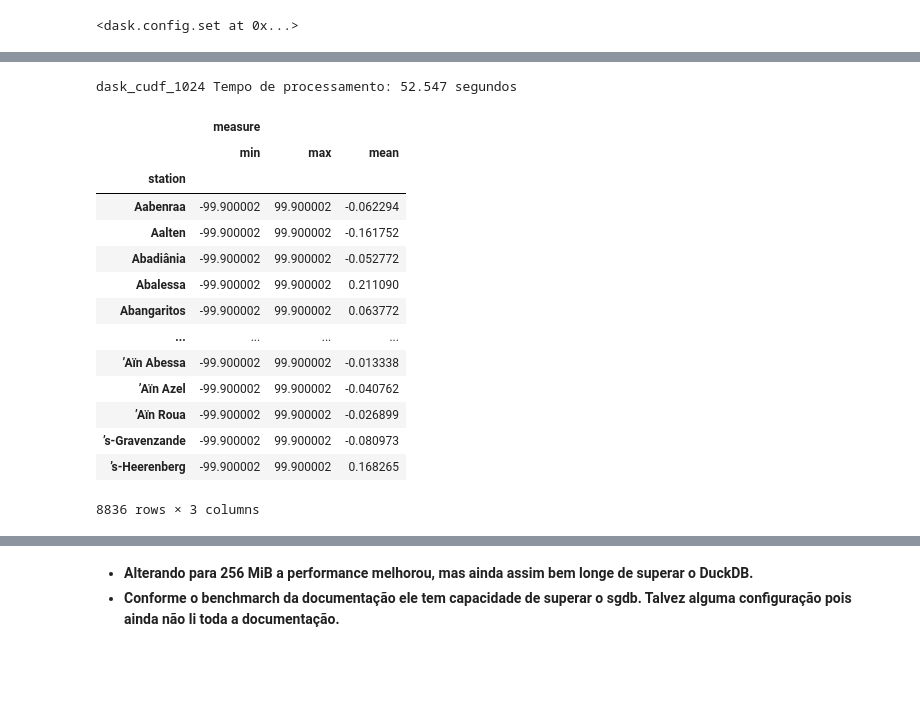
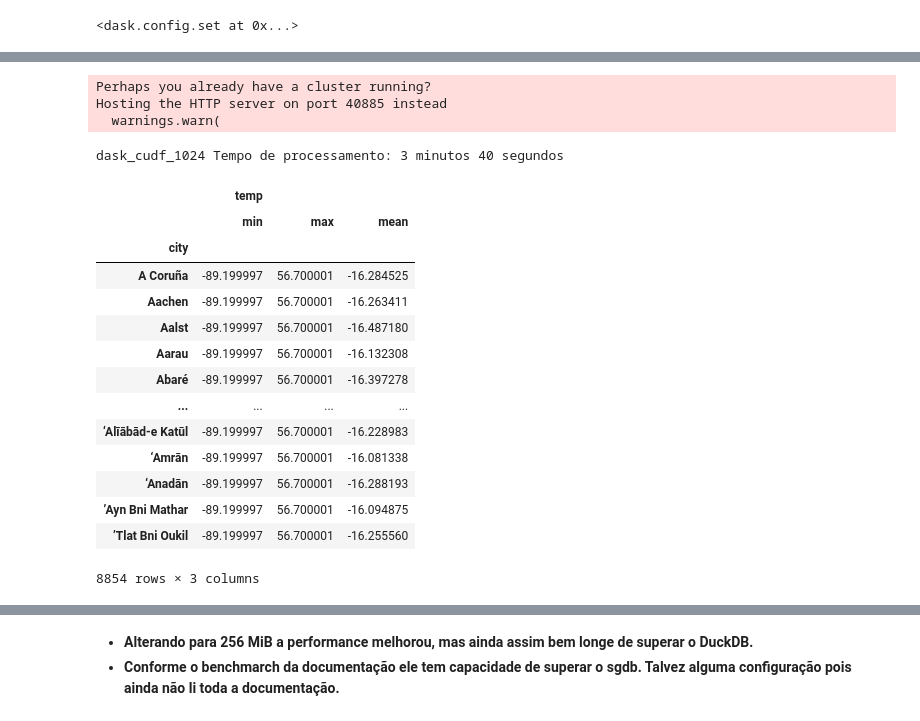
Before and after one commit to Jcnok/bootcamp-jornada-de-dados_2024, a Jupyter notebook: aula_05/aula_05.ipynb, the cells around one changed output, grey strips where cells are left out. Drawn from its saved outputs; the diff is of its cells as text; code cells hidden in the pictures; blank space fills up the shorter version.

```diff
--- a/aula_05/aula_05.ipynb
+++ b/aula_05/aula_05.ipynb
@@ -159,7 +121,7 @@ def timer_to_csv(func):
         tempo_formatado = format_time(tempo_em_segundos)
 
         # Salvando o nome da função e o tempo de execução em um arquivo CSV
-        with open('tempos_execucao.csv', 'a', newline='') as csvfile:
+        with open('data/tempos_execucao.csv', 'a', newline='') as csvfile:
             writer = csv.writer(csvfile)
             writer.writerow([func.__name__, tempo_formatado])
 
@@ -1258,12 +1138,12 @@ create_cudf Tempo de processamento:0.163 segundos
 import dask_cudf as dc
 
 # Carregar o arquivo csv em um dataframe dask_cudf
-df = dc.read_csv('data/measurements.txt',sep=';', header=None, names=['station', 'measure'], dtype=['str', 'float32'], blocksize='1024 Mib')
+df = dc.read_csv('data/measurements.txt',sep=';', header=None, names=['city', 'temp'], dtype=['str', 'float32'], blocksize='1024 Mib')
 
-# Agrupar pela coluna 'station' e calcular min, max e mean da coluna 'measure'
-grouped_df = df.groupby('station').agg({'measure': ['min', 'max', 'mean']}).compute()
+# Agrupar pela coluna 'city' e calcular min, max e mean da coluna 'temp'
+grouped_df = df.groupby('city').agg({'temp': ['min', 'max', 'mean']}).compute()
 
-# Ordenar pelo 'station'
+# Ordenar pelo 'city'
 sorted_df = grouped_df.sort_index()
 
 # Imprimir as 5 primeiras e últimas linhas
@@ -1340,37 +1231,47 @@ $ watch -n 1 nvidia-smi
 # %%
+# dask_cudf com blocksize 1gb => script para caluclar min, max e mean em um bilhão de linhas usando a gpu rtx 3060ti.
+# Definindo o cluster para usar gpu
+from dask.distributed import Client
+from dask_cuda import LocalCUDACluster
+# create a local CUDA cluster
+cluster = LocalCUDACluster()
+client = Client(cluster)
 import dask_cudf as dc
-@timer
+@timer_to_csv
 def dask_cudf_1024():
     # Carregar o arquivo csv em um dataframe dask_cudf
-    df = dc.read_csv('data/measurements.txt',sep=';', header=None, names=['station', 'measure'], dtype=['str', 'float32'], blocksize='1024 Mib')
+    df = dc.read_csv('data/measurements.txt',sep=';', header=None, names=['city', 'temp'], dtype=['str', 'float32'], blocksize='1024 Mib')
 
-    # Agrupar pela coluna 'station' e calcular min, max e mean da coluna 'measure'
-    grouped_df = df.groupby('station').agg({'measure': ['min', 'max', 'mean']}).compute()
+    # Agrupar pela coluna 'city' e calcular min, max e mean da coluna 'temp'
+    grouped_df = df.groupby('city').agg({'temp': ['min', 'max', 'mean']}).compute()
 
-    # Ordenar pelo 'station'
+    # Ordenar pelo 'city'
     sorted_df = grouped_df.sort_index()
 
     # retorna o dataframe
     return sorted_df
 
 dask_cudf_1024()
 # %% [output]
-dask_cudf_1024 Tempo de processamento: 52.547 segundos
+Perhaps you already have a cluster running?
+Hosting the HTTP server on port 40885 instead
+  warnings.warn(
+dask_cudf_1024 Tempo de processamento: 3 minutos 40 segundos
-|  | measure |  |  |
+|  | temp |  |  |
 |  | min | max | mean |
-| station |  |  |  |
-| Aabenraa | -99.900002 | 99.900002 | -0.062294 |
-| Aalten | -99.900002 | 99.900002 | -0.161752 |
-| Abadiânia | -99.900002 | 99.900002 | -0.052772 |
-| Abalessa | -99.900002 | 99.900002 | 0.211090 |
-| Abangaritos | -99.900002 | 99.900002 | 0.063772 |
+| city |  |  |  |
+| A Coruña | -89.199997 | 56.700001 | -16.284525 |
+| Aachen | -89.199997 | 56.700001 | -16.263411 |
+| Aalst | -89.199997 | 56.700001 | -16.487180 |
+| Aarau | -89.199997 | 56.700001 | -16.132308 |
+| Abaré | -89.199997 | 56.700001 | -16.397278 |
 | ... | ... | ... | ... |
-| ’Aïn Abessa | -99.900002 | 99.900002 | -0.013338 |
-| ’Aïn Azel | -99.900002 | 99.900002 | -0.040762 |
-| ’Aïn Roua | -99.900002 | 99.900002 | -0.026899 |
-| ’s-Gravenzande | -99.900002 | 99.900002 | -0.080973 |
-| ’s-Heerenberg | -99.900002 | 99.900002 | 0.168265 |
+| ‘Alīābād-e Katūl | -89.199997 | 56.700001 | -16.228983 |
+| ‘Amrān | -89.199997 | 56.700001 | -16.081338 |
+| ‘Anadān | -89.199997 | 56.700001 | -16.288193 |
+| ’Ayn Bni Mathar | -89.199997 | 56.700001 | -16.094875 |
+| ’Tlat Bni Oukil | -89.199997 | 56.700001 | -16.255560 |
-8836 rows × 3 columns
+8854 rows × 3 columns
 # %%
 import psutil
 
```
Also changed, not shown: parts of 78 cells of this notebook.
